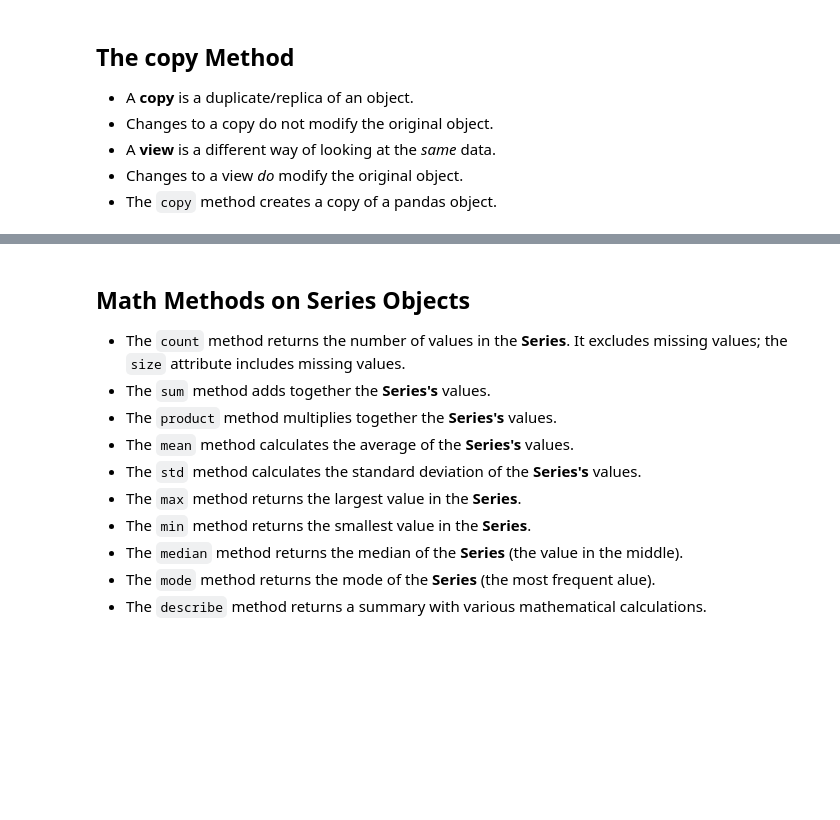
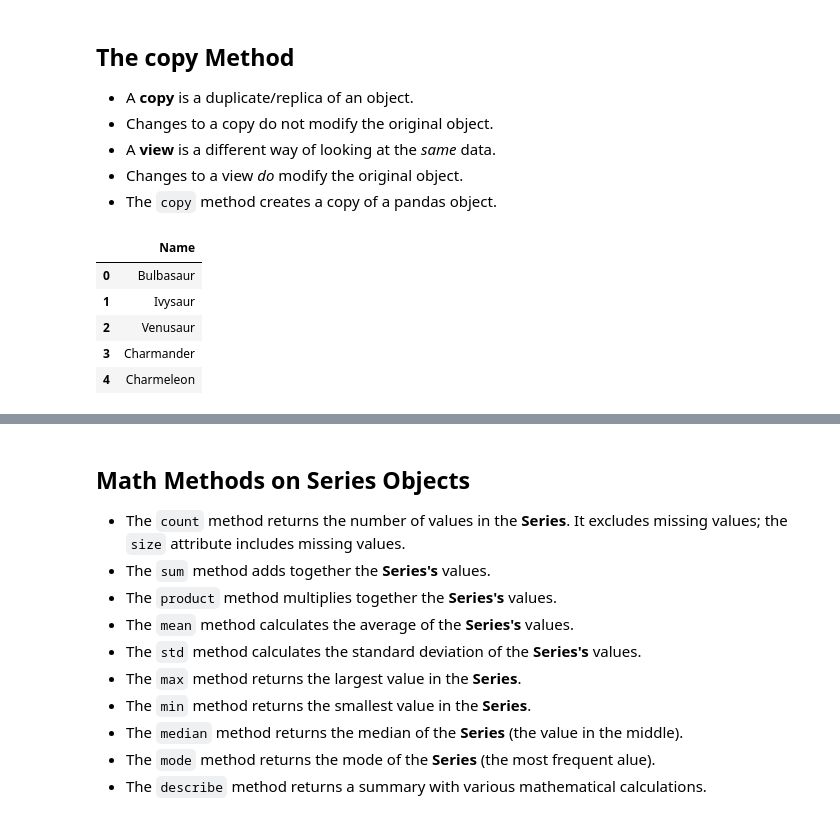
Before and after one commit to phildinh/Python_Full_Course, a Jupyter notebook: python-pandas-Udemy/pandas/Incomplete/03 - Series.ipynb, the cells around one changed output, grey strips where cells are left out. Saved outputs shown, nothing was run; the diff lists cells and outputs as text; code cells hidden in the pictures; blank space fills up the shorter version.

```diff
--- a/python-pandas-Udemy/pandas/Incomplete/03 - Series.ipynb
+++ b/python-pandas-Udemy/pandas/Incomplete/03 - Series.ipynb
@@ -393,0 +536,9 @@ Name: Type, Length: 1010, dtype: str
+# %%
+pokemon_df.head()
+# %% [output]
+|  | Name |
+| 0 | Bulbasaur |
+| 1 | Ivysaur |
+| 2 | Venusaur |
+| 3 | Charmander |
+| 4 | Charmeleon |
```
Also changed, not shown: parts of 34 cells of this notebook.
